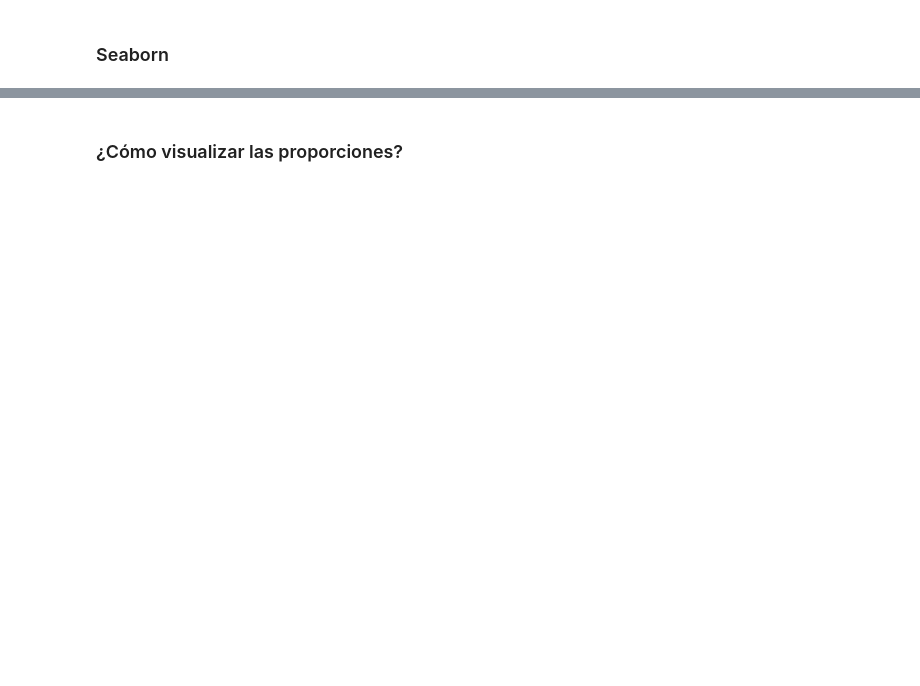
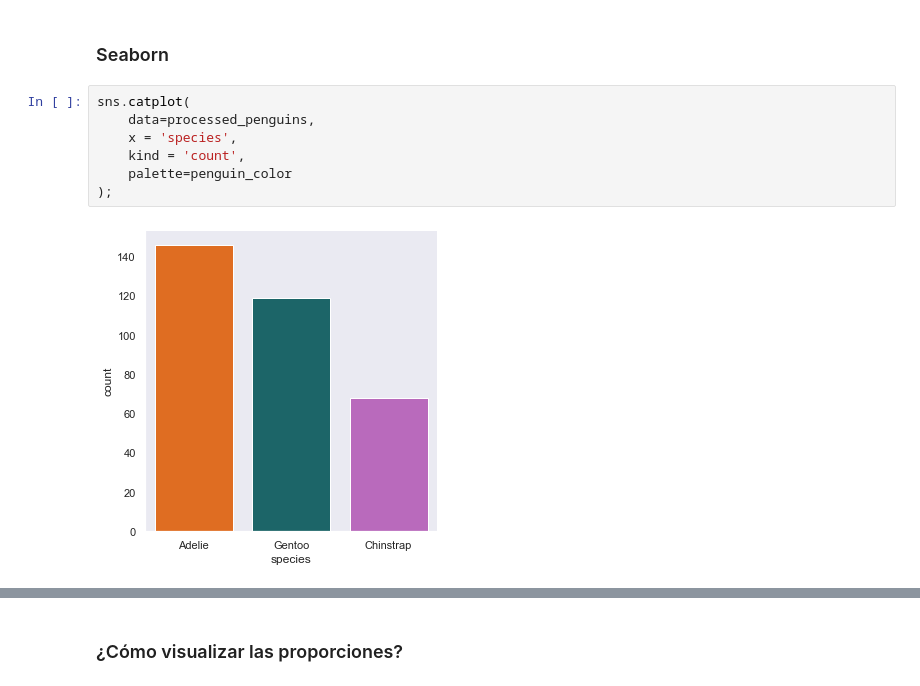
Before and after one commit to PyColls/python-eda, a Jupyter notebook: pinguins_eda.ipynb, the cells around one changed output, grey strips where cells are left out. Cells and saved outputs as stored; diff of their text form; blank space fills up the shorter version.

```diff
--- a/pinguins_eda.ipynb
+++ b/pinguins_eda.ipynb
@@ -158,2 +365,11 @@ raw_penguins.head(3)
 # %% [markdown]
 ### Seaborn
+# %%
+sns.catplot(
+    data=processed_penguins,
+    x = 'species',
+    kind = 'count',
+    palette=penguin_color
+);
+# %% [output]
+[figure, added]
```
Also changed, not shown: parts of 20 cells of this notebook.
